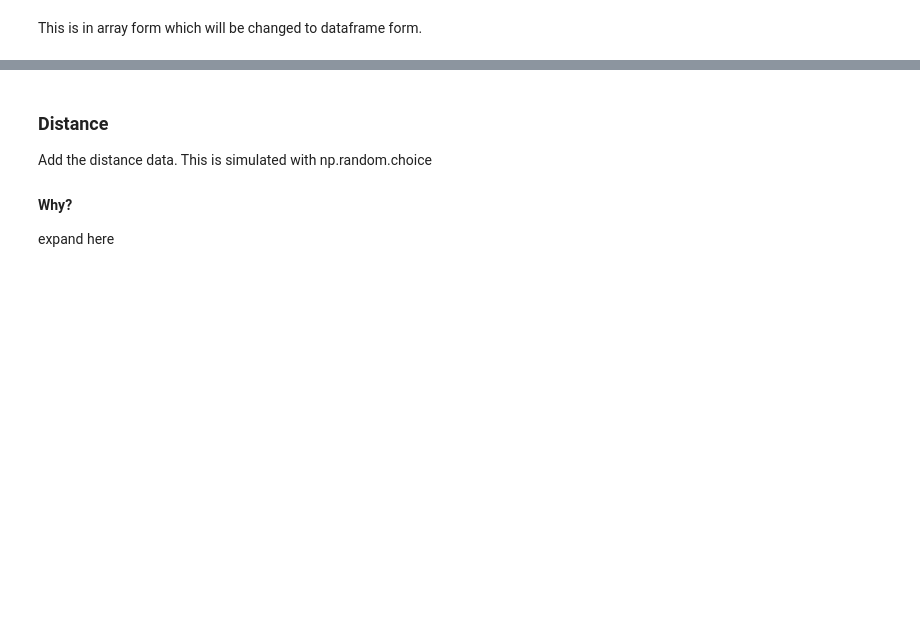
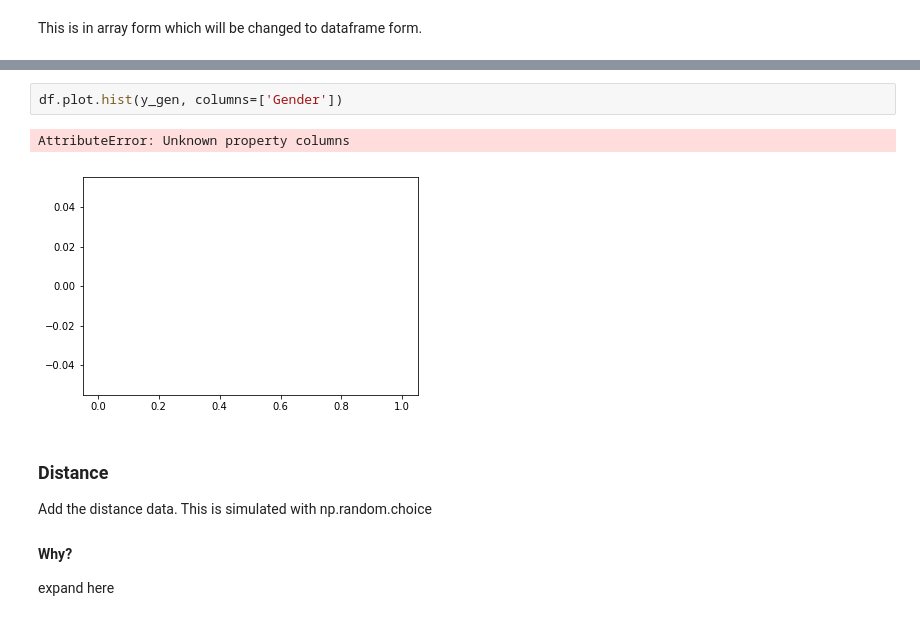
Before and after one commit to Osheah/commute-stress, a Jupyter notebook: commute-stress.ipynb, the cells around one changed output, grey strips where cells are left out. Saved outputs shown, nothing was run; the diff lists cells and outputs as text; blank space fills up the shorter version.

```diff
--- a/commute-stress.ipynb
+++ b/commute-stress.ipynb
@@ -84,3 +165,8 @@ df.tail()
+# %%
+df.plot.hist(y_gen, columns=['Gender'])
+# %% [output]
+AttributeError: Unknown property columns
+[figure, added]
 # %% [markdown]
 ### Distance
 Add the distance data.
```
Also changed, not shown: parts of 23 cells of this notebook, 3 other files.
